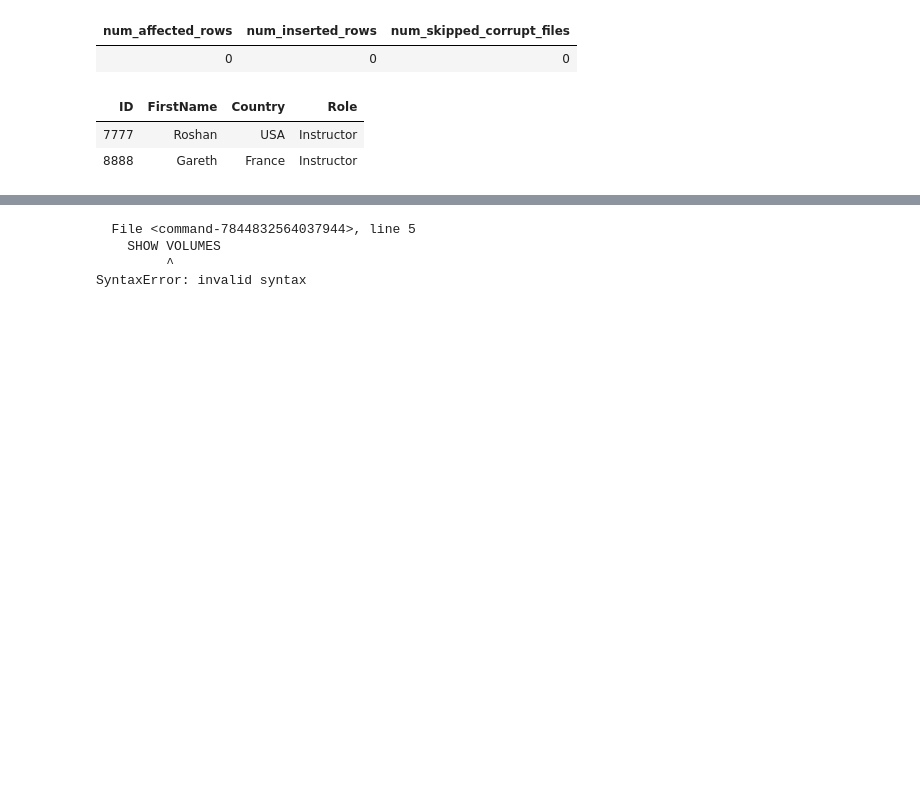
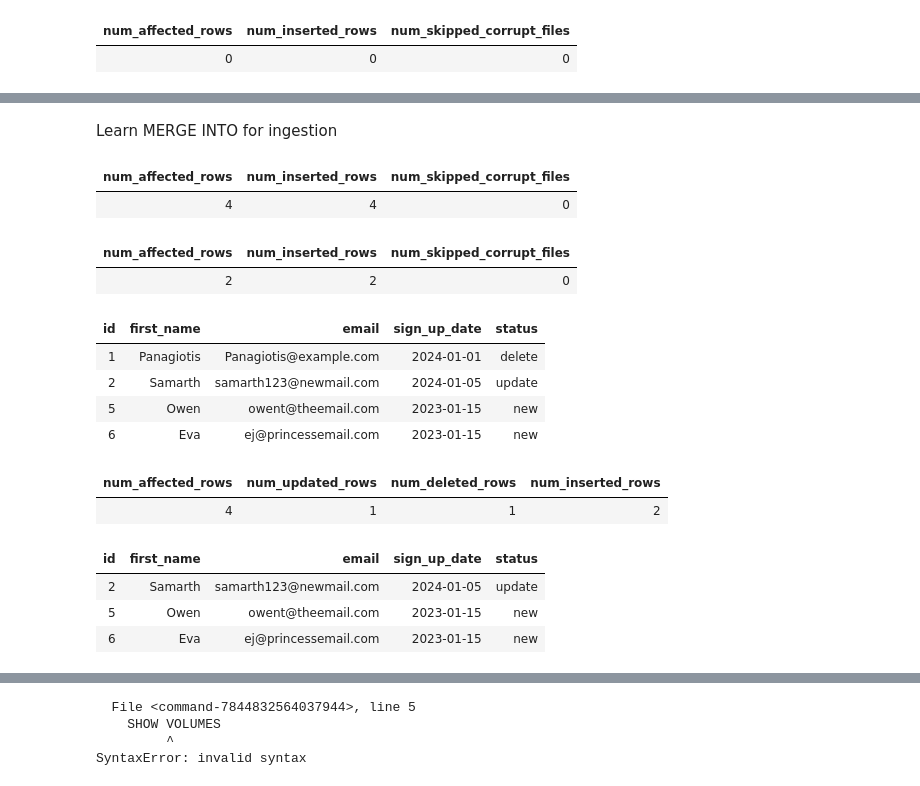
Before and after one commit to abhilasha-alexander/DB_Stuff, a Jupyter notebook: Data Ingestion Example.ipynb, the cells around one changed output, grey strips where cells are left out. Drawn from its saved outputs; the diff is of its cells as text; code cells hidden in the pictures; blank space fills up the shorter version.

```diff
--- a/Data Ingestion Example.ipynb
+++ b/Data Ingestion Example.ipynb
@@ -84,13 +75,6 @@ FORMAT_OPTIONS(
 # %% [output]
 | num_affected_rows | num_inserted_rows | num_skipped_corrupt_files |
 | 0 | 0 | 0 |
-# %%
-%sql
-select * from sales_bronze.employee
-# %% [output]
-| ID | FirstName | Country | Role |
-| 7777 | Roshan | USA | Instructor |
-| 8888 | Gareth | France | Instructor |
 # %%
 %sql
 DESCRIBE HISTORY sales_bronze.employee
@@ -101,3 +85,5 @@ DESCRIBE HISTORY sales_bronze.employee
 | 2 | 2025-12-08T15:56:15.000Z | 70858962676464 | abhilashaalexander93@gmail.com | COPY INTO | Map(statsOnLoad -> true) | null | List(2351183914159032) | 1208-151853-74jqpm6y-v2n | ... |
 | 1 | 2025-12-08T15:53:37.000Z | 70858962676464 | abhilashaalexander93@gmail.com | COPY INTO | Map(statsOnLoad -> true) | null | List(2351183914159032) | 1208-151853-74jqpm6y-v2n | ... |
 | 0 | 2025-12-08T15:53:33.000Z | 70858962676464 | abhilashaalexander93@gmail.com | CREATE TABLE | Map(partitionBy -> [], clusterBy ... | null | List(2351183914159032) | 1208-151853-74jqpm6y-v2n | ... |
+# %% [markdown]
+Learn MERGE INTO for ingestion
@@ -103,0 +112,65 @@ DESCRIBE HISTORY sales_bronze.employee
+# %%
+spark.sql(f'''
+COPY INTO sales_bronze.update_users_source
+   FROM '/Volumes/workspace/sales_bronze/employee/user_source.csv'
+   FILEFORMAT = CSV
+   FORMAT_OPTIONS('header' = 'true',
+        'InferSchema' = 'true',
+        'mergeSchema' = 'true',
+        'dateFormat' = 'd-M-yyyy')
+
+        '''
+).display()
+# %% [output]
+| num_affected_rows | num_inserted_rows | num_skipped_corrupt_files |
+| 4 | 4 | 0 |
+# %%
+spark.sql(f'''
+COPY INTO sales_bronze.main_users_target
+   FROM '/Volumes/workspace/sales_bronze/employee/user_target.csv'
+   FILEFORMAT = CSV
+   FORMAT_OPTIONS('header' = 'true',
+        'InferSchema' = 'true',
+        'mergeSchema' = 'true',
+        'dateFormat' = 'd-M-yyyy')
+
+        '''
+).display()
+# %% [output]
+| num_affected_rows | num_inserted_rows | num_skipped_corrupt_files |
+| 2 | 2 | 0 |
+# %%
+%sql
+
+ select * from sales_bronze.update_users_source order by id;
+# %% [output]
+| id | first_name | email | sign_up_date | status |
+| 1 | Panagiotis | Panagiotis@example.com | 2024-01-01 | delete |
+| 2 | Samarth | samarth123@newmail.com | 2024-01-05 | update |
+| 5 | Owen | owent@theemail.com | 2023-01-15 | new |
+| 6 | Eva | ej@princessemail.com | 2023-01-15 | new |
+# %%
+%sql
+MERGE INTO sales_bronze.main_users_target target
+USING sales_bronze.update_users_source source
+ON source.id = target.id
+WHEN MATCHED and source.status = 'update' THEN
+UPDATE SET
+  target.email = source.email,
+  target.status = source.status
+WHEN MATCHED and source.status = 'delete' THEN
+  DELETE
+WHEN NOT MATCHED THEN
+  INSERT(id, first_name, email, sign_up_date, status)
+  VALUES(source.id, source.first_name, source.email, source.sign_up_date, source.status);
+# %% [output]
+| num_affected_rows | num_updated_rows | num_deleted_rows | num_inserted_rows |
+| 4 | 1 | 1 | 2 |
+# %%
+%sql
+select * from sales_bronze.main_users_target
+# %% [output]
+| id | first_name | email | sign_up_date | status |
+| 2 | Samarth | samarth123@newmail.com | 2024-01-05 | update |
+| 5 | Owen | owent@theemail.com | 2023-01-15 | new |
+| 6 | Eva | ej@princessemail.com | 2023-01-15 | new |
```
Also changed, not shown: parts of 12 cells of this notebook.
